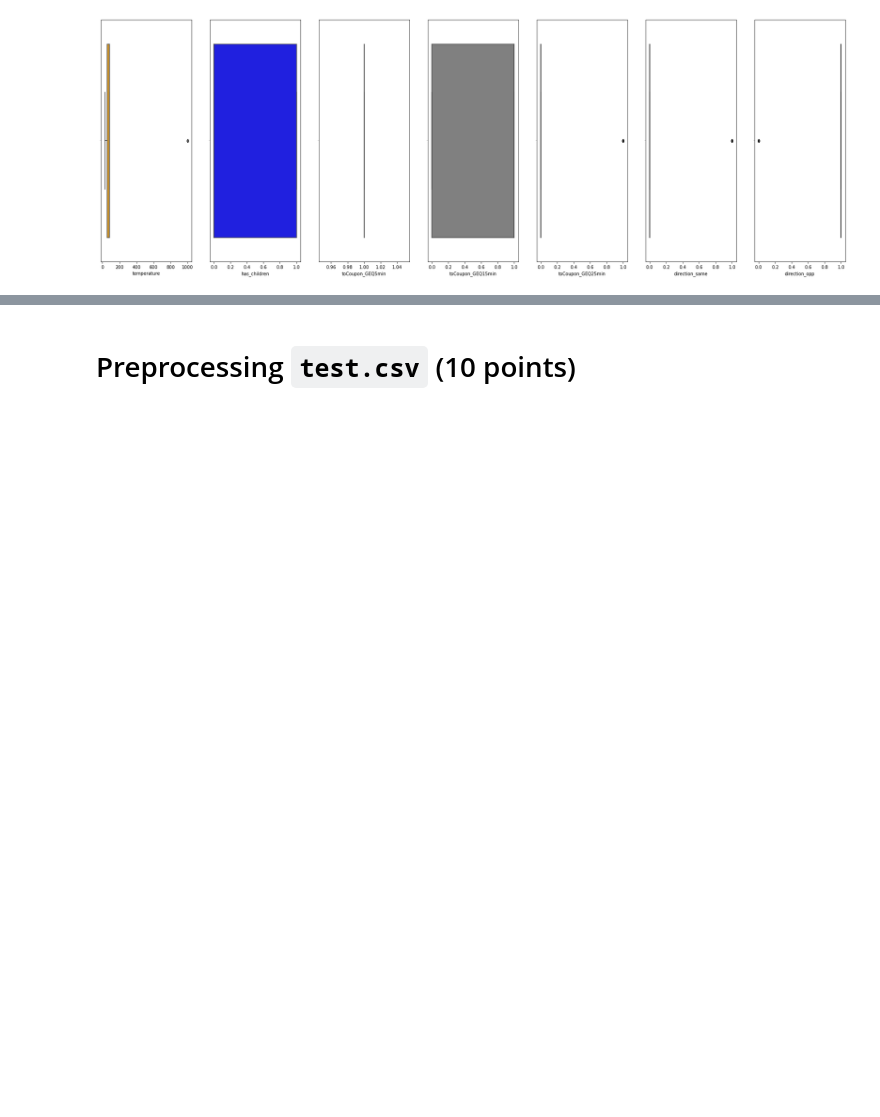
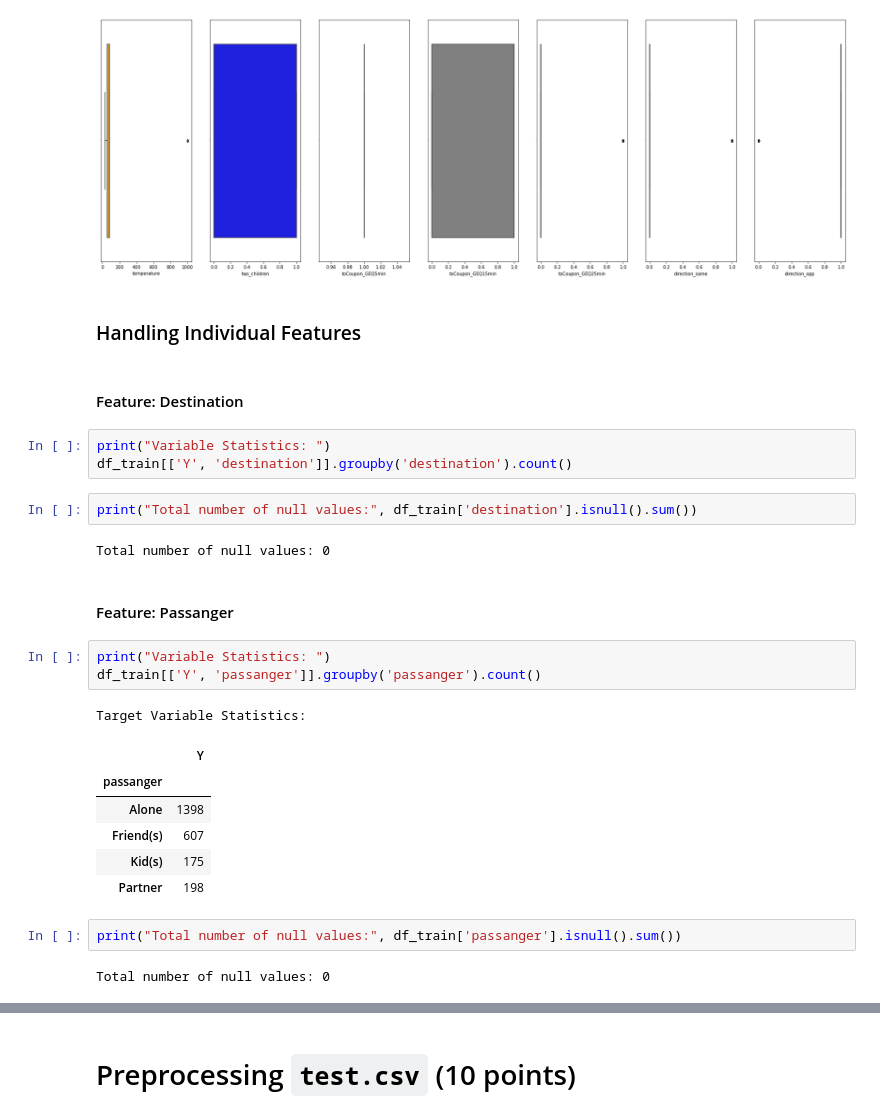
Before and after one commit to ddahiya16/Machine-Learning, a Jupyter notebook: Exam - Summer 2021.ipynb, the cells around one changed output, grey strips where cells are left out. Saved outputs shown, nothing was run; the diff lists cells and outputs as text; blank space fills up the shorter version.

```diff
--- a/Exam - Summer 2021.ipynb
+++ b/Exam - Summer 2021.ipynb
@@ -206,3 +206,31 @@ box_plot7 = sns.boxplot(df_train['direction_opp'], ax=axes[6], color = 'maroon')
 plt.show()
 # %% [output]
 [figure]
+# %% [markdown]
+### Handling Individual Features
+# %% [markdown]
+#### Feature: Destination
+# %%
+print("Variable Statistics: ")
+df_train[['Y', 'destination']].groupby('destination').count()
+# %%
+print("Total number of null values:", df_train['destination'].isnull().sum())
+# %% [output]
+Total number of null values: 0
+# %% [markdown]
+#### Feature: Passanger
+# %%
+print("Variable Statistics: ")
+df_train[['Y', 'passanger']].groupby('passanger').count()
+# %% [output]
+Target Variable Statistics:
+|  | Y |
+| passanger |  |
+| Alone | 1398 |
+| Friend(s) | 607 |
+| Kid(s) | 175 |
+| Partner | 198 |
+# %%
+print("Total number of null values:", df_train['passanger'].isnull().sum())
+# %% [output]
+Total number of null values: 0
```
Also changed, not shown: parts of 16 cells of this notebook.
